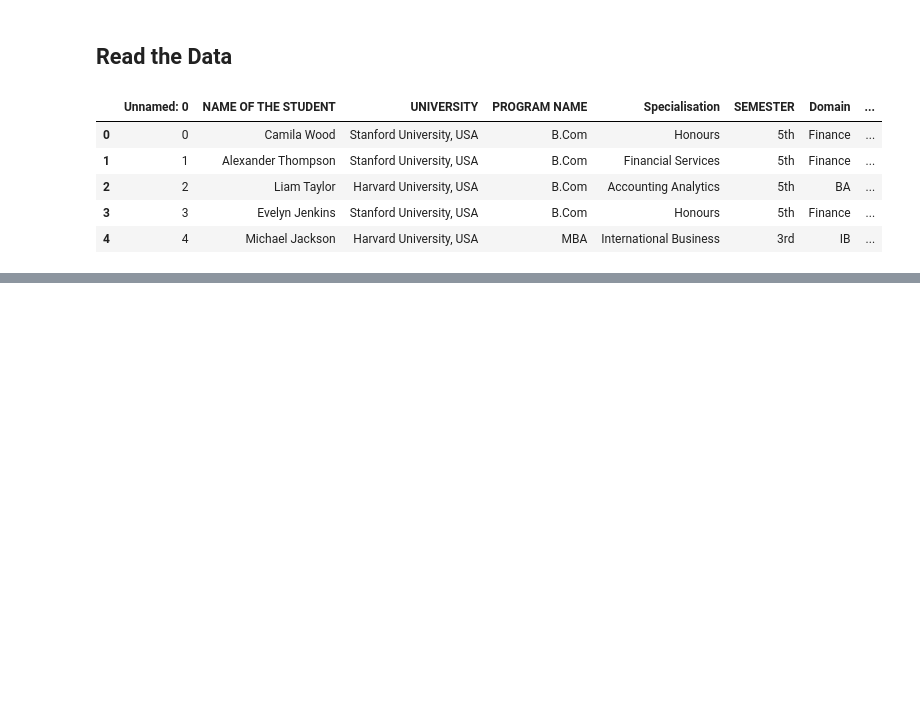
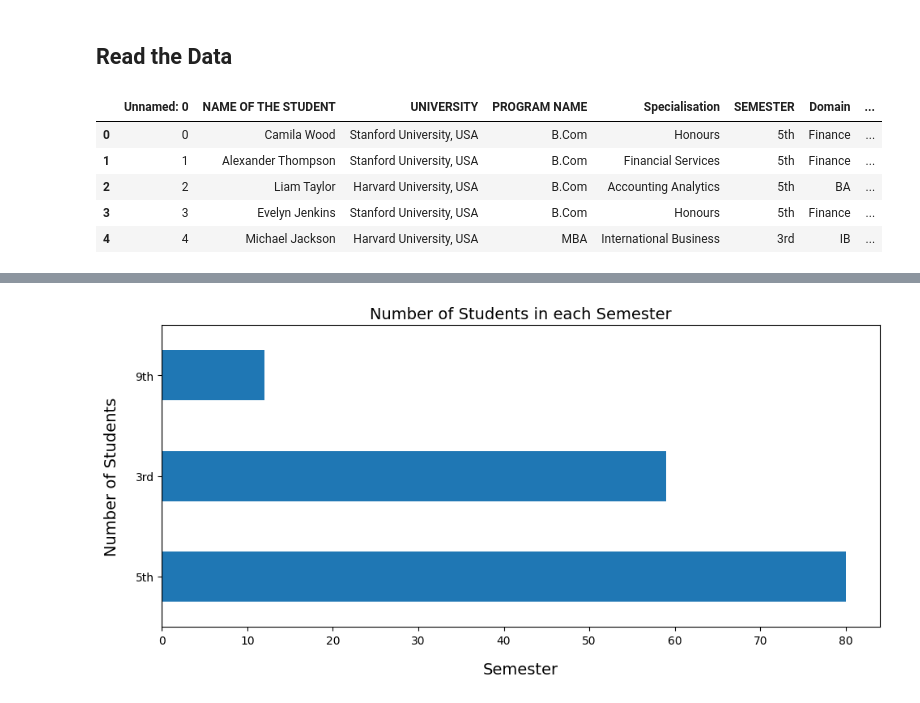
Before and after one commit to aumashankar8/studentsTestData, a Jupyter notebook: studentDataAnalysis.ipynb, the cells around one changed output, grey strips where cells are left out. Drawn from its saved outputs; the diff is of its cells as text; code cells hidden in the pictures; blank space fills up the shorter version.

```diff
--- a/studentDataAnalysis.ipynb
+++ b/studentDataAnalysis.ipynb
@@ -50,0 +97,8 @@ student_data.head()
+# %%
+students["SEMESTER"].value_counts().plot(kind = "barh", figsize=(10, 5), rot = 0)
+plt.xlabel("Semester", labelpad=14)
+plt.ylabel("Number of Students", labelpad=14)
+plt.title("Number of Students in each Semester")
+save_fig("semester_graph")
+# %% [output]
+[figure, added]
```
Also changed, not shown: parts of 6 cells of this notebook, 2 other files.
